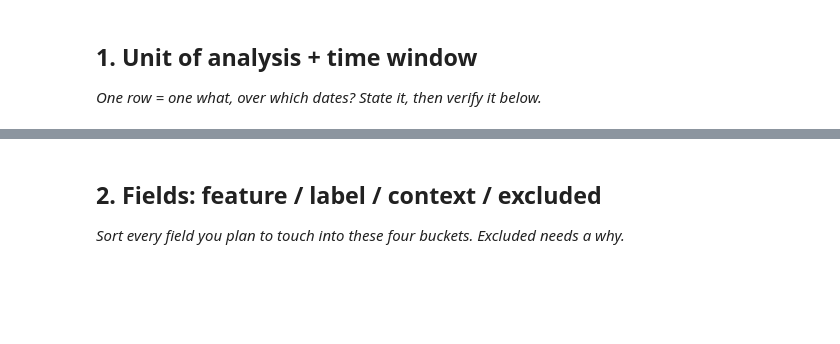
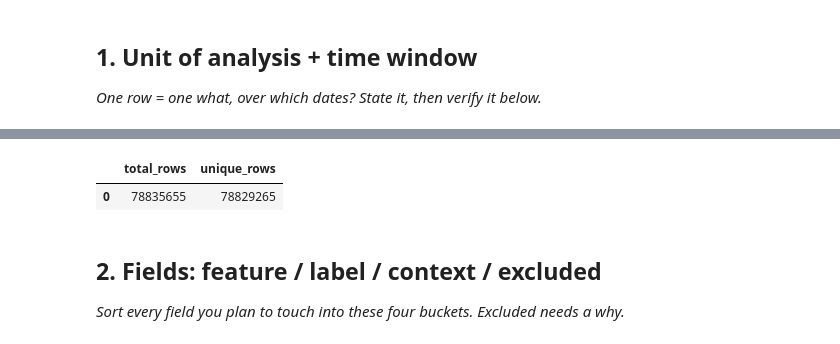
Before and after one commit to DharshanS2006/flyrank-ml-intern-work, a Jupyter notebook: work/notebooks/w03_data_contract.ipynb, the cells around one changed output, grey strips where cells are left out. Saved outputs shown, nothing was run; the diff lists cells and outputs as text; code cells hidden in the pictures; blank space fills up the shorter version.

```diff
--- a/work/notebooks/w03_data_contract.ipynb
+++ b/work/notebooks/w03_data_contract.ipynb
@@ -16,3 +23,21 @@ This skeleton is yours to fill. Work the sections **in order** — each one has
+# %%
+query = """
+SELECT
+    COUNT(*) AS total_rows,
+    COUNT(DISTINCT (
+        CAST(report_date AS VARCHAR) ||
+        client_hash_id ||
+        content_hash_id
+    )) AS unique_rows
+FROM read_parquet(
+'hf://datasets/FlyRank/internship-warehouse/fact_content_daily_performance/**/*.parquet'
+);
+"""
+
+con.sql(query).df()
+# %% [output]
+|  | total_rows | unique_rows |
+| 0 | 78835655 | 78829265 |
 # %% [markdown]
 ## 2. Fields: feature / label / context / excluded
 
```
Also changed, not shown: parts of 12 cells of this notebook.
